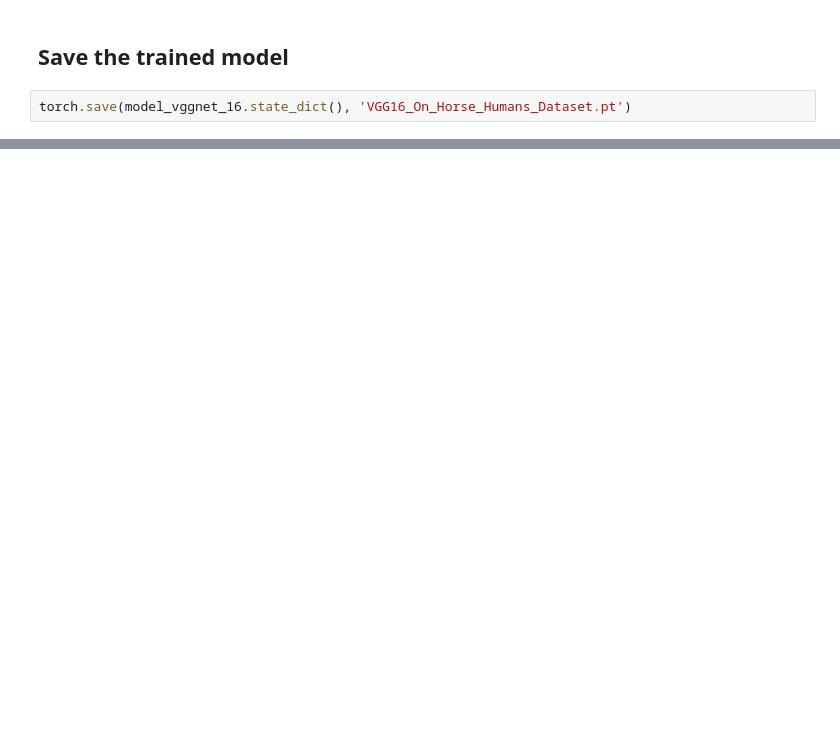
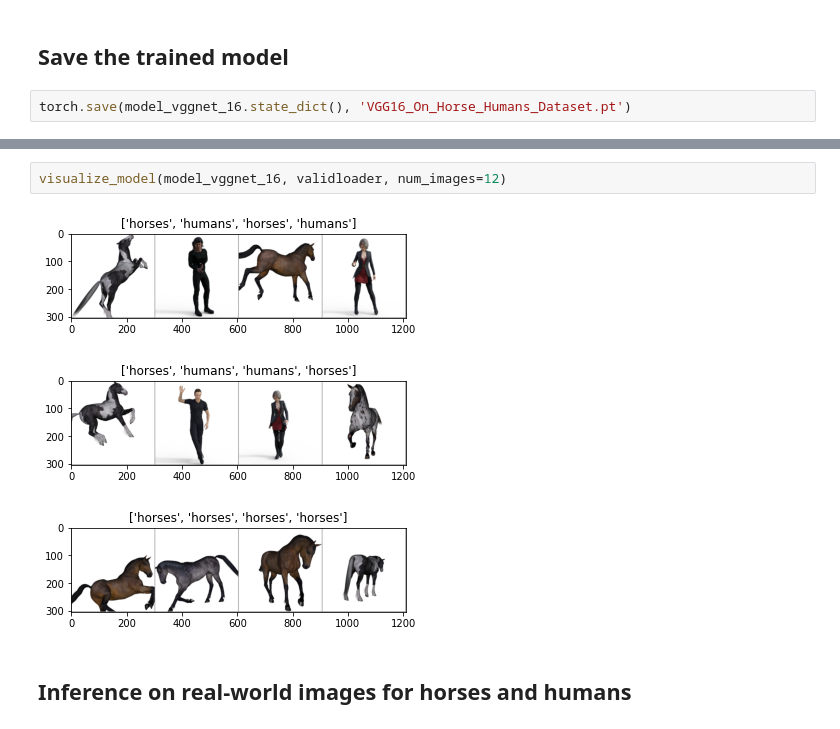
Before and after one commit to peeush-agarwal/weekends-learning, a Jupyter notebook: Deep-Learning/TransferLearning/horses_or_humans_model.ipynb, the cells around one changed output, grey strips where cells are left out. Cells and saved outputs as stored; diff of their text form; blank space fills up the shorter version.

```diff
--- a/Deep-Learning/TransferLearning/horses_or_humans_model.ipynb
+++ b/Deep-Learning/TransferLearning/horses_or_humans_model.ipynb
@@ -310,0 +313,8 @@ torch.save(model_vggnet_16.state_dict(), 'VGG16_On_Horse_Humans_Dataset.pt')
+# %%
+visualize_model(model_vggnet_16, validloader, num_images=12)
+# %% [output]
+[figure, added]
+[figure, added]
+[figure, added]
+# %% [markdown]
+## Inference on real-world images for horses and humans
```
Also changed, not shown: parts of 15 cells of this notebook.
